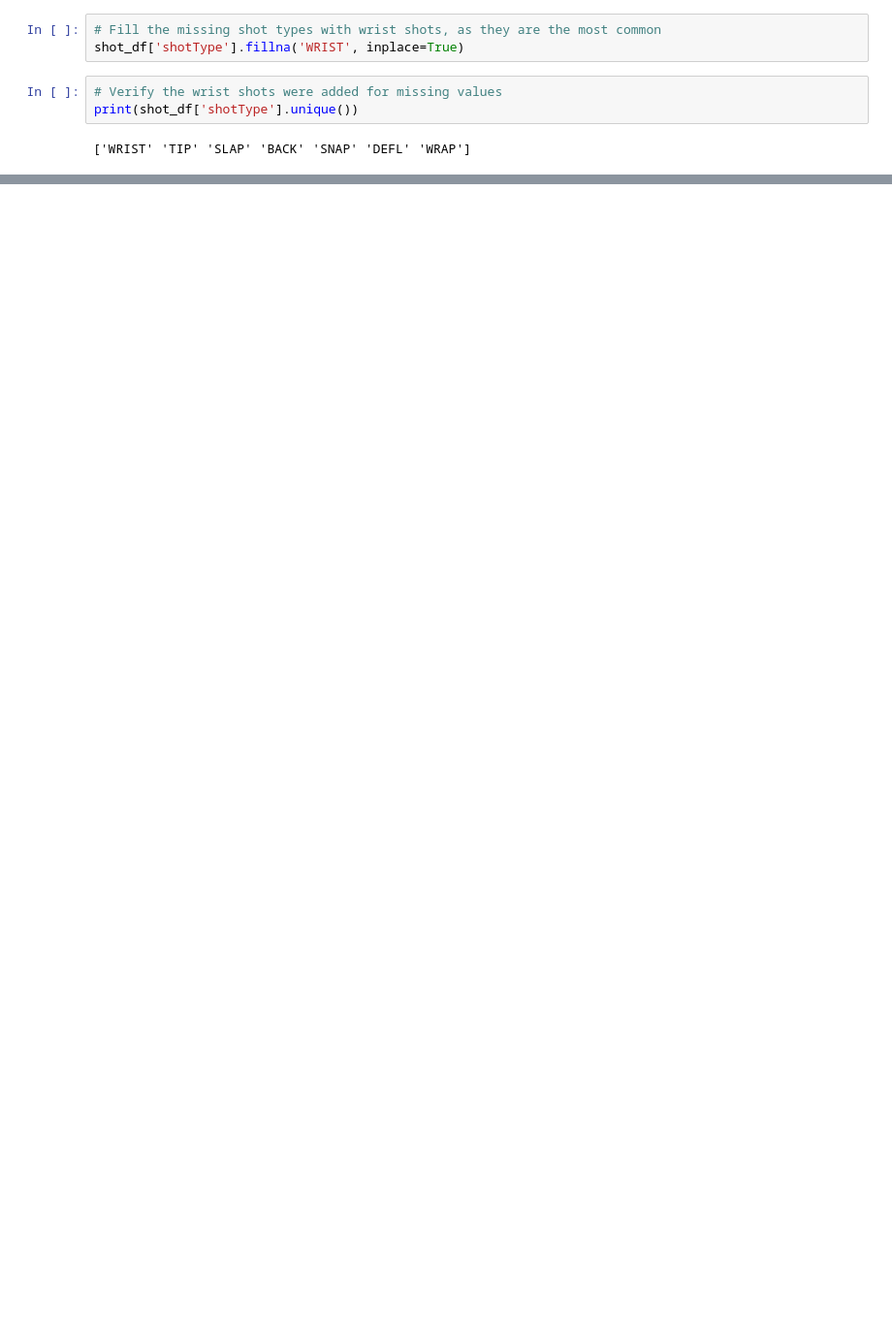
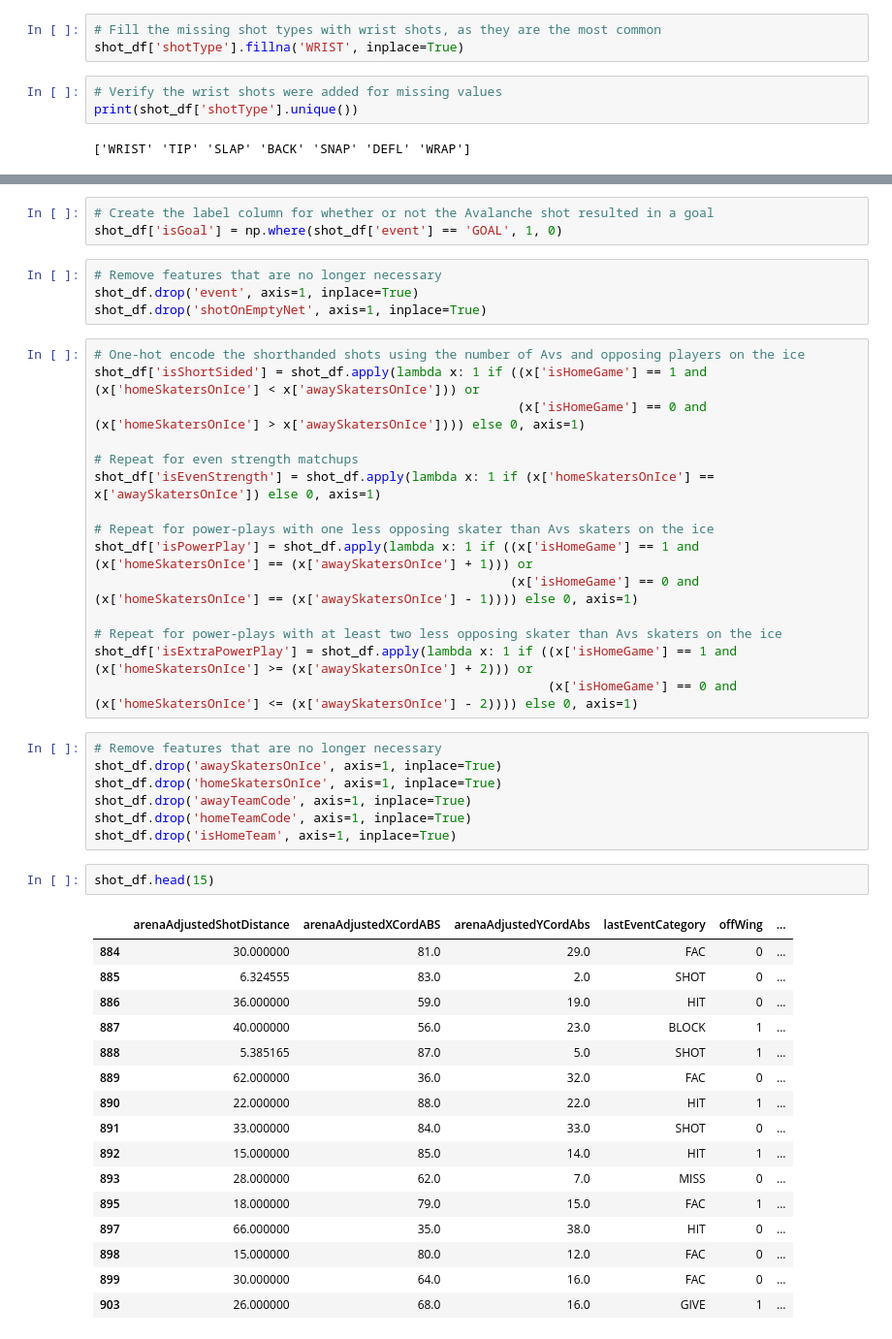
Before and after one commit to LonnyCox55/MSDS696_NHLExpectedGoalPrediction, a Jupyter notebook: main.ipynb, the cells around one changed output, grey strips where cells are left out. Shown at 97% size. Drawn from its saved outputs; the diff is of its cells as text; blank space fills up the shorter version.

```diff
--- a/main.ipynb
+++ b/main.ipynb
@@ -185,0 +214,48 @@ print(shot_df['shotType'].unique())
+# %%
+# Create the label column for whether or not the Avalanche shot resulted in a goal
+shot_df['isGoal'] = np.where(shot_df['event'] == 'GOAL', 1, 0)
+# %%
+# Remove features that are no longer necessary
+shot_df.drop('event', axis=1, inplace=True)
+shot_df.drop('shotOnEmptyNet', axis=1, inplace=True)
+# %%
+# One-hot encode the shorthanded shots using the number of Avs and opposing players on the ice
+shot_df['isShortSided'] = shot_df.apply(lambda x: 1 if ((x['isHomeGame'] == 1 and (x['homeSkatersOnIce'] < x['awaySkatersOnIce'])) or
+                                                        (x['isHomeGame'] == 0 and (x['homeSkatersOnIce'] > x['awaySkatersOnIce']))) else 0, axis=1)
+
+# Repeat for even strength matchups
+shot_df['isEvenStrength'] = shot_df.apply(lambda x: 1 if (x['homeSkatersOnIce'] == x['awaySkatersOnIce']) else 0, axis=1)
+
+# Repeat for power-plays with one less opposing skater than Avs skaters on the ice
+shot_df['isPowerPlay'] = shot_df.apply(lambda x: 1 if ((x['isHomeGame'] == 1 and (x['homeSkatersOnIce'] == (x['awaySkatersOnIce'] + 1))) or
+                                                       (x['isHomeGame'] == 0 and (x['homeSkatersOnIce'] == (x['awaySkatersOnIce'] - 1)))) else 0, axis=1)
+
+# Repeat for power-plays with at least two less opposing skater than Avs skaters on the ice
+shot_df['isExtraPowerPlay'] = shot_df.apply(lambda x: 1 if ((x['isHomeGame'] == 1 and (x['homeSkatersOnIce'] >= (x['awaySkatersOnIce'] + 2))) or
+                                                            (x['isHomeGame'] == 0 and (x['homeSkatersOnIce'] <= (x['awaySkatersOnIce'] - 2)))) else 0, axis=1)
+# %%
+# Remove features that are no longer necessary
+shot_df.drop('awaySkatersOnIce', axis=1, inplace=True)
+shot_df.drop('homeSkatersOnIce', axis=1, inplace=True)
+shot_df.drop('awayTeamCode', axis=1, inplace=True)
+shot_df.drop('homeTeamCode', axis=1, inplace=True)
+shot_df.drop('isHomeTeam', axis=1, inplace=True)
+# %%
+shot_df.head(15)
+# %% [output]
+|  | arenaAdjustedShotDistance | arenaAdjustedXCordABS | arenaAdjustedYCordAbs | lastEventCategory | offWing | ... |
+| 884 | 30.000000 | 81.0 | 29.0 | FAC | 0 | ... |
+| 885 | 6.324555 | 83.0 | 2.0 | SHOT | 0 | ... |
+| 886 | 36.000000 | 59.0 | 19.0 | HIT | 0 | ... |
+| 887 | 40.000000 | 56.0 | 23.0 | BLOCK | 1 | ... |
+| 888 | 5.385165 | 87.0 | 5.0 | SHOT | 1 | ... |
+| 889 | 62.000000 | 36.0 | 32.0 | FAC | 0 | ... |
+| 890 | 22.000000 | 88.0 | 22.0 | HIT | 1 | ... |
+| 891 | 33.000000 | 84.0 | 33.0 | SHOT | 0 | ... |
+| 892 | 15.000000 | 85.0 | 14.0 | HIT | 1 | ... |
+| 893 | 28.000000 | 62.0 | 7.0 | MISS | 0 | ... |
+| 895 | 18.000000 | 79.0 | 15.0 | FAC | 1 | ... |
+| 897 | 66.000000 | 35.0 | 38.0 | HIT | 0 | ... |
+| 898 | 15.000000 | 80.0 | 12.0 | FAC | 0 | ... |
+| 899 | 30.000000 | 64.0 | 16.0 | FAC | 0 | ... |
+| 903 | 26.000000 | 68.0 | 16.0 | GIVE | 1 | ... |
```
Also changed, not shown: parts of 8 cells of this notebook.
